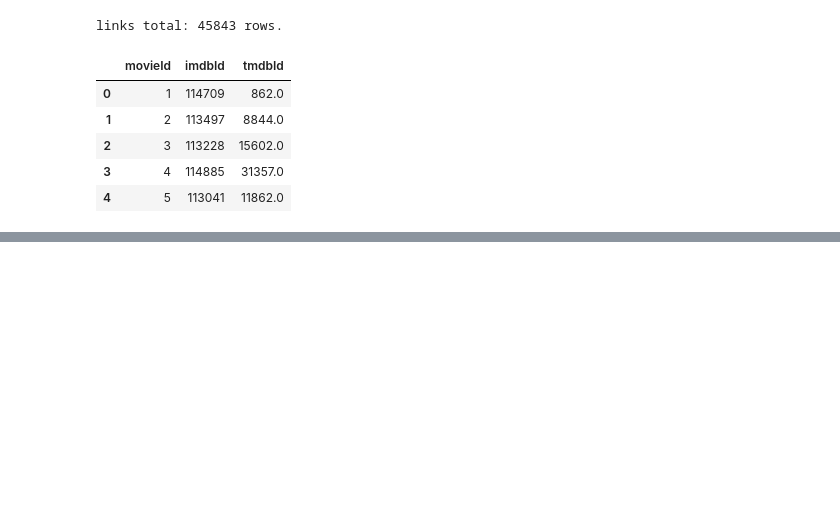
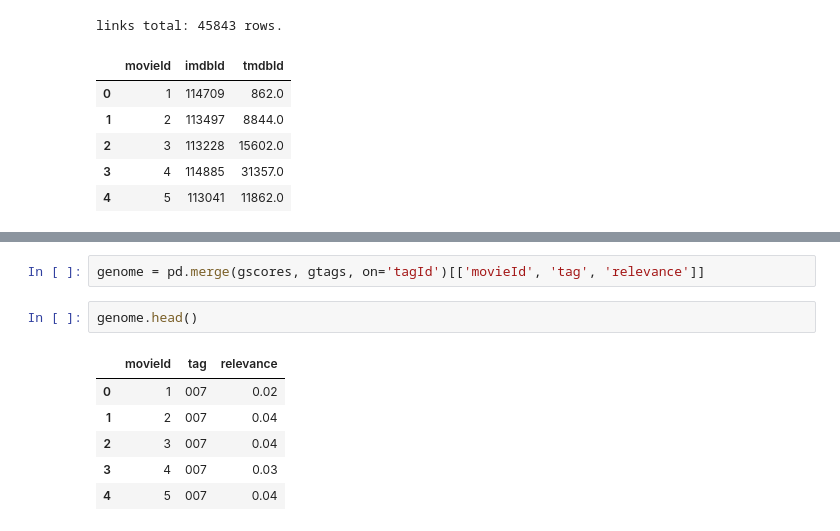
Before and after one commit to drdarina/ds_workshop, a Jupyter notebook: movie_recommendation_data_prep.ipynb, the cells around one changed output, grey strips where cells are left out. Cells and saved outputs as stored; diff of their text form; blank space fills up the shorter version.

```diff
--- a/movie_recommendation_data_prep.ipynb
+++ b/movie_recommendation_data_prep.ipynb
@@ -252,0 +215,11 @@ gscores.head()
+# %%
+genome = pd.merge(gscores, gtags, on='tagId')[['movieId', 'tag', 'relevance']]
+# %%
+genome.head()
+# %% [output]
+|  | movieId | tag | relevance |
+| 0 | 1 | 007 | 0.02 |
+| 1 | 2 | 007 | 0.04 |
+| 2 | 3 | 007 | 0.04 |
+| 3 | 4 | 007 | 0.03 |
+| 4 | 5 | 007 | 0.04 |
```
Also changed, not shown: parts of 23 cells of this notebook, 1 other file.
